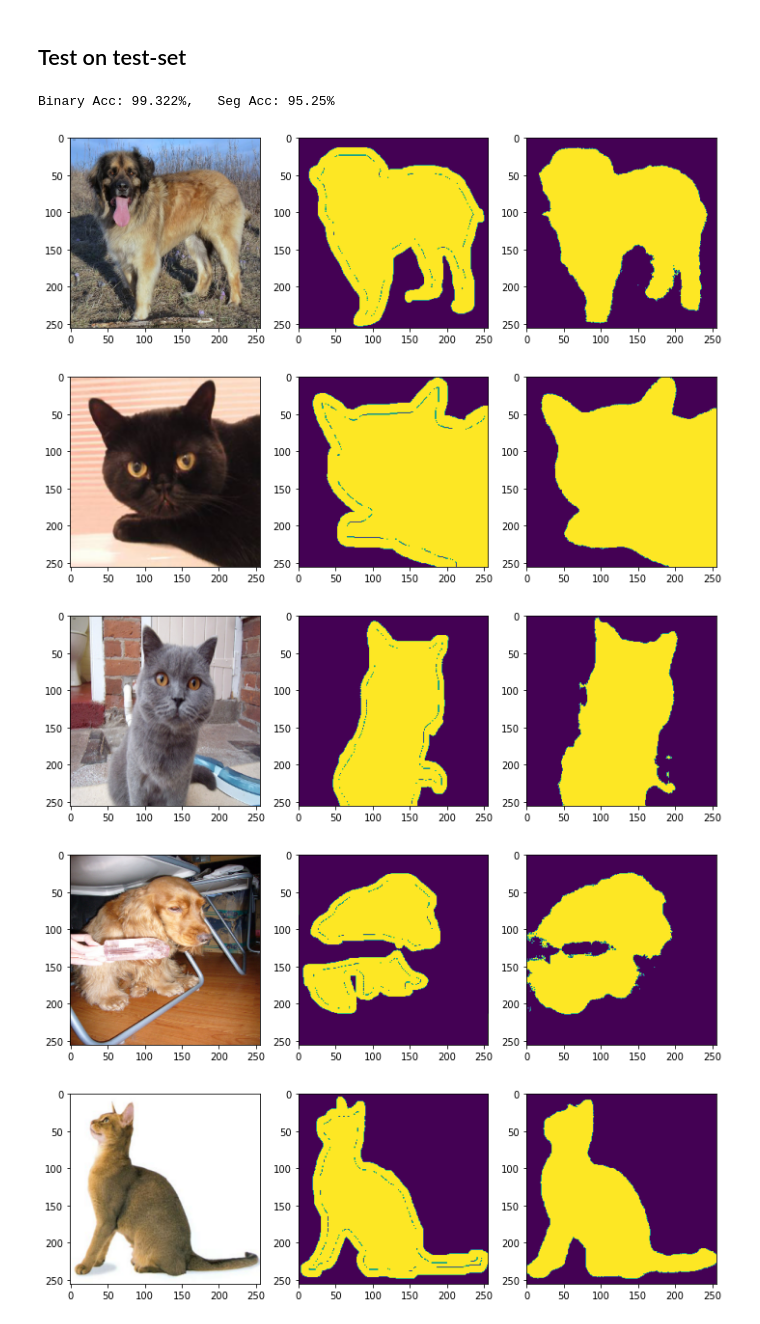
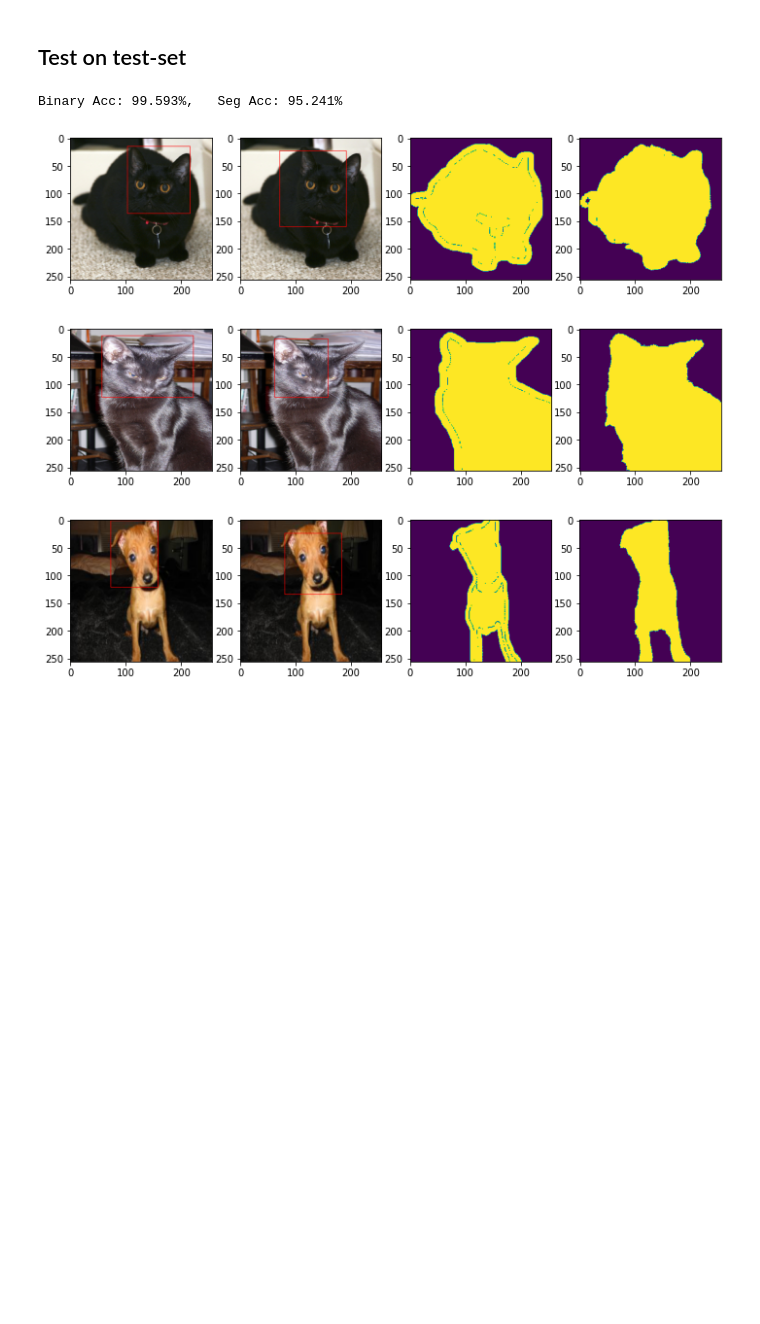
Before and after one commit to mazabdul7/intro_dl_cw2, a Jupyter notebook: train.ipynb, the cells around one changed output. Drawn from its saved outputs; the diff is of its cells as text; code cells hidden in the pictures; blank space fills up the shorter version.

Commit message:
Completed MTL model :)

```diff
--- a/train.ipynb
+++ b/train.ipynb
@@ -111,13 +124,14 @@ model.save('EffishingNet')
 # %%
 model = tf.keras.models.load_model('EffishingNet')
 # %%
+# Load test-set
 img_ds_test = loader.get_image_ds(test_mode=True)
 masks_ds_test = loader.get_mask_ds(test_mode=True)
 label_ds_test = loader.get_binary_ds(test_mode=True)
-#bbox_ds_test = loader.get_bboxes_ds(test=True)
+bbox_ds_test = loader.get_bboxes_ds(test_mode=True)
 # %%
 # Predict on test-set
-seg_pred, bin_pred = model.predict(img_ds_test, batch_size=10)
+seg_pred, bin_pred, bbox_pred = model.predict(img_ds_test, batch_size=10)
 seg_pred = tf.where(seg_pred >= 0, 1, 0) # Convert to {0,1} binary classes
 bin_pred = np.round(bin_pred) # Round confidence score
 
@@ -125,15 +139,14 @@ bin_acc = np.sum(bin_pred == label_ds_test)/label_ds_test.shape[0]
 seg_acc = np.sum(seg_pred == masks_ds_test)/(masks_ds_test.shape[0]*(img_height*img_width))
 print(f'Binary Acc: {round(bin_acc*100, 3)}%,   Seg Acc: {round(seg_acc*100, 3)}%')
 # %% [output]
-Binary Acc: 99.322%,   Seg Acc: 95.25%
+Binary Acc: 99.593%,   Seg Acc: 95.241%
 # %%
+# Visualise predictions
 idx = list(range(img_ds_test.shape[0]))
 random.shuffle(idx)
-for i in range(5):
-    tools.show_seg_pred(img_ds_test[idx[i]], masks_ds_test[idx[i]], seg_pred[idx[i]][tf.newaxis, ...])
+for i in range(3):
+    tools.show_seg_pred(img_ds_test[idx[i]], masks_ds_test[idx[i]], seg_pred[idx[i]][tf.newaxis, ...], bbox_ds_test[idx[i]], bbox_pred[idx[i]])
 # %% [output]
-[figure, old version]
+[figure, new version]
-[figure, old version]
+[figure, new version]
-[figure, old version]
+[figure, new version]
-[figure, removed]
-[figure, removed]
```
Also changed, not shown: parts of 7 cells of this notebook, 6 other files.
